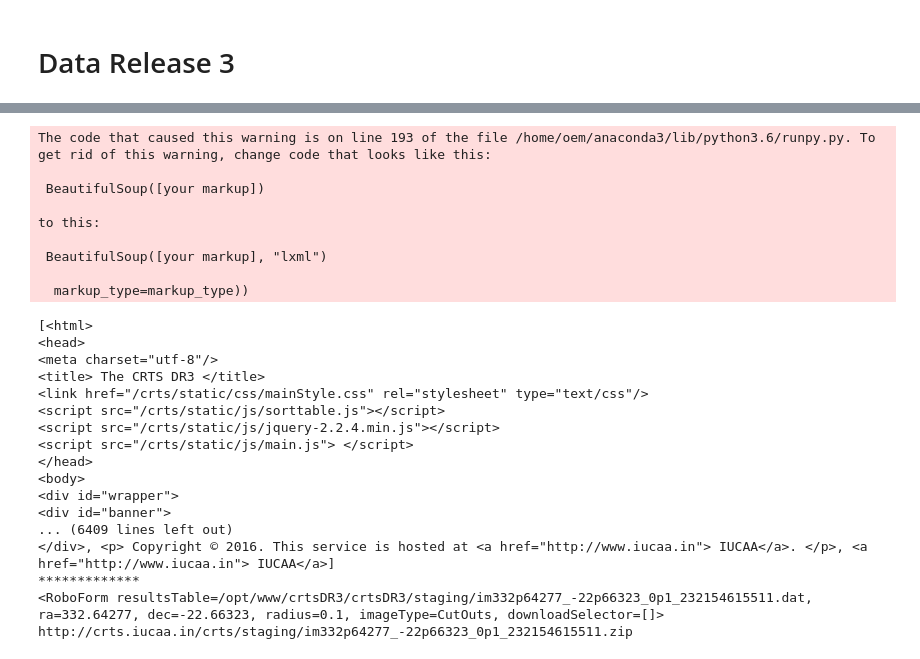
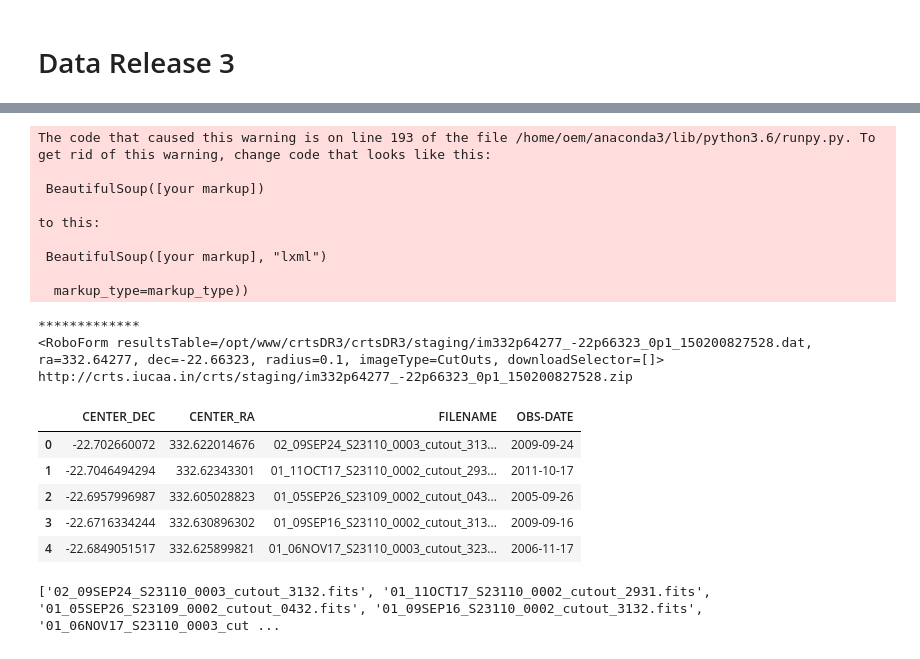
Before and after one commit to cgomez11/Transient-Objects-, a Jupyter notebook: downloadImages.ipynb, the cells around one changed output, grey strips where cells are left out. Saved outputs shown, nothing was run; the diff lists cells and outputs as text; code cells hidden in the pictures.

```diff
--- a/downloadImages.ipynb
+++ b/downloadImages.ipynb
@@ -411,11 +412,12 @@ form = browser.get_form(action='/crts/imaging')
 # print(form)
 form['imaging-search-query'].value = '332.64277 -22.66323' #'X' + ' ' + 'Y'
 form['imaging-search-radius'].value = '0.1'
-browser.submit_form(form) #search: se actualiza browser
+browser.submit_form(form)
+#search: se actualiza la variable de browser
 #duda: hay una forma de pedir la nueva url de esa pagina?
 
 #Find all the "values" or images for that object
-num =browser.find("div", {"class" : "Found"})
+num = browser.find("div", {"class" : "Found"})
 complete_string = num.getText()
 total = [int(s) for s in complete_string.split() if s.isdigit()] #extraer el numero que corresponde a las ims
 list_of_numbers = list(range(0, int(total[0])-1))
@@ -423,7 +425,34 @@ str_list_values = []
 for i in range(int(total[0])):
     a=i
     str_list_values.append(str(a))
-#print(browser.parsed()) #lo que está viendo de html
+
+#extract information from the table
+#browser_html_code = browser.parsed() #type: <class 'bs4.element.ResultSet'>
+#first_element = browser_html_code[0] #type: <class 'bs4.element.Tag'>
+#text = first_element.getText()
+
+#x = browser.find("div", {"id" : "outTable"})
+#select only the table
+read_table = browser.find("table", {"class" : "sortable"})  #type: <class 'bs4.element.Tag'>
+string_all_rows_table = read_table.getText()
+#print('what I found:', string_all_rows_table)
+list_all_rows_table = string_all_rows_table.strip().split()
+data_information = list_all_rows_table[4:]
+#extract info from each column
+center_ra_list = data_information[::4]
+center_dec_list = data_information[1::4]
+obs_date_list = data_information[2::4]
+file_name_list = data_information[3::4]
+#create dataframe
+data = {list_all_rows_table[0] : center_ra_list, list_all_rows_table[1] : center_dec_list,
+        list_all_rows_table[2] : obs_date_list, list_all_rows_table[3] : file_name_list}
+df_per_object = pd.DataFrame(data)
+#save dataframe
+
+
+#print('html code:', browser.parsed()) #lo que está viendo de html
+
+#Proceed to download all the images of the object
 print('*************')
 new_form = browser.get_form(action='/crts/download')
 print(new_form)
@@ -440,7 +469,7 @@ link =browser.find("a", { "class" : "downloadLink" })
 download_zip = link.get('href')
 base_url = 'http://crts.iucaa.in'
 download_zip = base_url + download_zip
-wget.download(download_zip)
+#wget.download(download_zip)
 print(download_zip)
 #pendiente: como agregar una ruta para guardar el zip que se descarga y como descomprimir todos los .zip
 #dentro de una carpeta
@@ -454,20 +483,24 @@ to this:
  BeautifulSoup([your markup], "lxml")
 
   markup_type=markup_type))
-[<html>
-<head>
-<meta charset="utf-8"/>
-<title> The CRTS DR3 </title>
-<link href="/crts/static/css/mainStyle.css" rel="stylesheet" type="text/css"/>
-<script src="/crts/static/js/sorttable.js"></script>
-<script src="/crts/static/js/jquery-2.2.4.min.js"></script>
-<script src="/crts/static/js/main.js"> </script>
-</head>
-<body>
-<div id="wrapper">
-<div id="banner">
-... (6409 lines left out)
-</div>, <p> Copyright © 2016. This service is hosted at <a href="http://www.iucaa.in"> IUCAA</a>. </p>, <a href="http://www.iucaa.in"> IUCAA</a>]
 *************
-<RoboForm resultsTable=/opt/www/crtsDR3/crtsDR3/staging/im332p64277_-22p66323_0p1_232154615511.dat, ra=332.64277, dec=-22.66323, radius=0.1, imageType=CutOuts, downloadSelector=[]>
-http://crts.iucaa.in/crts/staging/im332p64277_-22p66323_0p1_232154615511.zip
+<RoboForm resultsTable=/opt/www/crtsDR3/crtsDR3/staging/im332p64277_-22p66323_0p1_150200827528.dat, ra=332.64277, dec=-22.66323, radius=0.1, imageType=CutOuts, downloadSelector=[]>
+http://crts.iucaa.in/crts/staging/im332p64277_-22p66323_0p1_150200827528.zip
+# %%
+df_per_object.head()
+# %% [output]
+|  | CENTER_DEC | CENTER_RA | FILENAME | OBS-DATE |
+| 0 | -22.702660072 | 332.622014676 | 02_09SEP24_S23110_0003_cutout_313... | 2009-09-24 |
+| 1 | -22.7046494294 | 332.62343301 | 01_11OCT17_S23110_0002_cutout_293... | 2011-10-17 |
+| 2 | -22.6957996987 | 332.605028823 | 01_05SEP26_S23109_0002_cutout_043... | 2005-09-26 |
+| 3 | -22.6716334244 | 332.630896302 | 01_09SEP16_S23110_0002_cutout_313... | 2009-09-16 |
+| 4 | -22.6849051517 | 332.625899821 | 01_06NOV17_S23110_0003_cutout_323... | 2006-11-17 |
+# %%
+string_all_rows_table = string_all_rows_table.strip()
+l = string_all_rows_table.split()
+#print(list_all_rows_table[4:])
+data_information = list_all_rows_table[4:]
+t = data_information[3::4]
+print(t)
+# %% [output]
+['02_09SEP24_S23110_0003_cutout_3132.fits', '01_11OCT17_S23110_0002_cutout_2931.fits', '01_05SEP26_S23109_0002_cutout_0432.fits', '01_09SEP16_S23110_0002_cutout_3132.fits', '01_06NOV17_S23110_0003_cut ...
```
Also changed, not shown: parts of 1 cell of this notebook.
